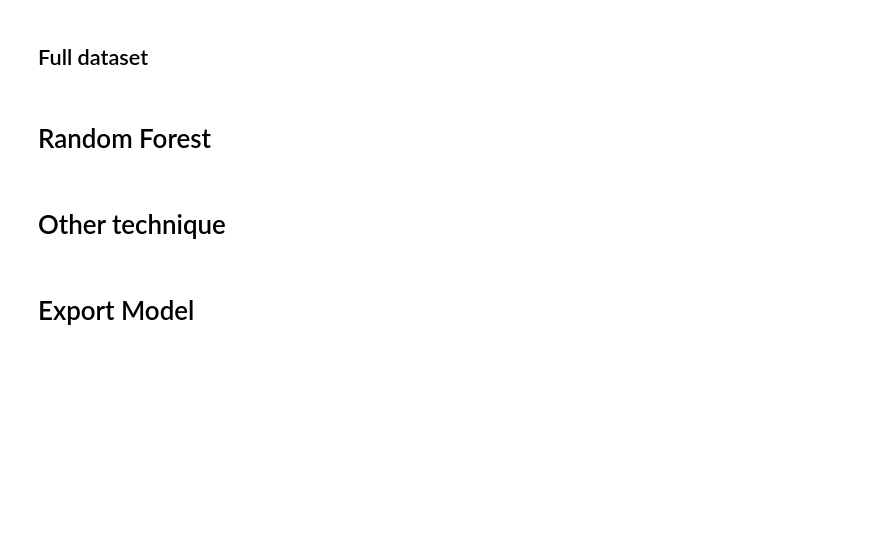
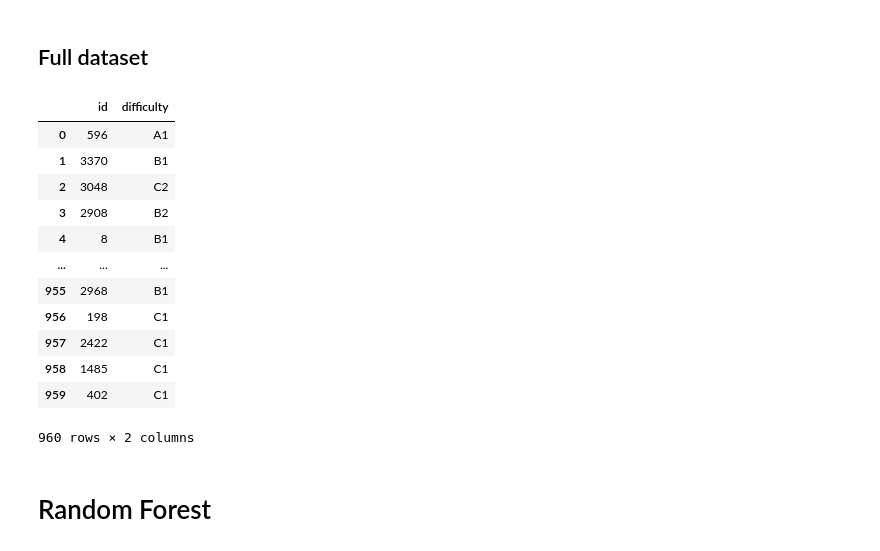
Before and after one commit to RebeccaKessler/Machine_Learning, a Jupyter notebook: Codes/Code_2.ipynb, the cells around one changed output. Drawn from its saved outputs; the diff is of its cells as text; code cells hidden in the pictures; blank space fills up the shorter version.

```diff
--- a/Codes/Code_2.ipynb
+++ b/Codes/Code_2.ipynb
@@ -364,2 +501,27 @@ df_pred_DT
 # %% [markdown]
 ## Full dataset
+# %%
+# Initialize and fit the kNN classifier on the whole dataset
+model_DT = DecisionTreeClassifier(criterion='entropy', max_depth=5)
+
+model_DT.fit(x_full_tfidf, y)
+
+# Make predictions on the test data
+DT_pred_full = model_DT.predict(x_test_unlabelled_tfidf)
+
+df_pred_DT_full = pd.DataFrame({'id': x_test.index, 'difficulty': DT_pred_full}) #shouldn't it be x_test_unlabelled.index?
+df_pred_DT_full
+# %% [output]
+|  | id | difficulty |
+| 0 | 596 | A1 |
+| 1 | 3370 | B1 |
+| 2 | 3048 | C2 |
+| 3 | 2908 | B2 |
+| 4 | 8 | B1 |
+| ... | ... | ... |
+| 955 | 2968 | B1 |
+| 956 | 198 | C1 |
+| 957 | 2422 | C1 |
+| 958 | 1485 | C1 |
+| 959 | 402 | C1 |
+960 rows × 2 columns
@@ -366,6 +531,2 @@ df_pred_DT
 # %% [markdown]
 # Random Forest
-# %% [markdown]
-# Other technique
-# %% [markdown]
-# Export Model
```
Also changed, not shown: parts of 12 cells of this notebook.
